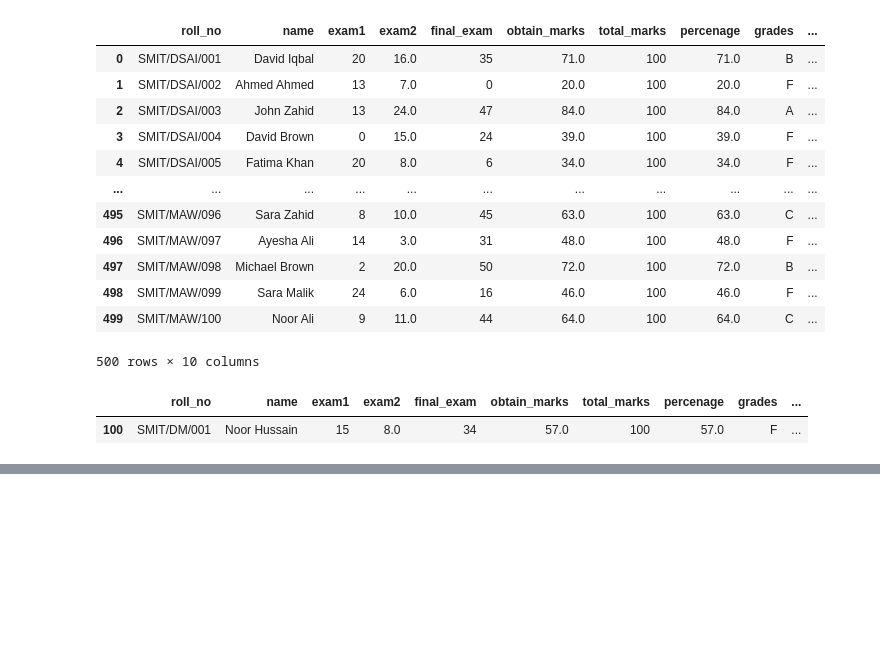
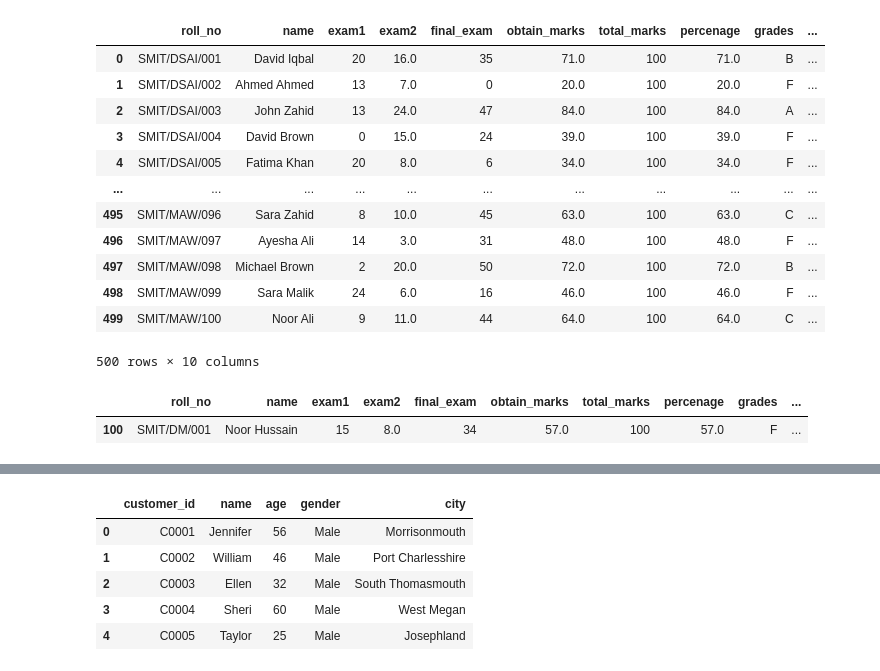
Before and after one commit to memonY49/SMIT-AI-DS-Batch-3, a Jupyter notebook: PandasPractice.ipynb, the cells around one changed output, grey strips where cells are left out. Saved outputs shown, nothing was run; the diff lists cells and outputs as text; code cells hidden in the pictures; blank space fills up the shorter version.

```diff
--- a/PandasPractice.ipynb
+++ b/PandasPractice.ipynb
@@ -568,0 +632,9 @@ class_group.get_group('DM')[student_data['name']=='Noor Hussain']
+# %%
+customer.head()
+# %% [output]
+|  | customer_id | name | age | gender | city |
+| 0 | C0001 | Jennifer | 56 | Male | Morrisonmouth |
+| 1 | C0002 | William | 46 | Male | Port Charlesshire |
+| 2 | C0003 | Ellen | 32 | Male | South Thomasmouth |
+| 3 | C0004 | Sheri | 60 | Male | West Megan |
+| 4 | C0005 | Taylor | 25 | Male | Josephland |
```
Also changed, not shown: parts of 12 cells of this notebook, 1 other file.
